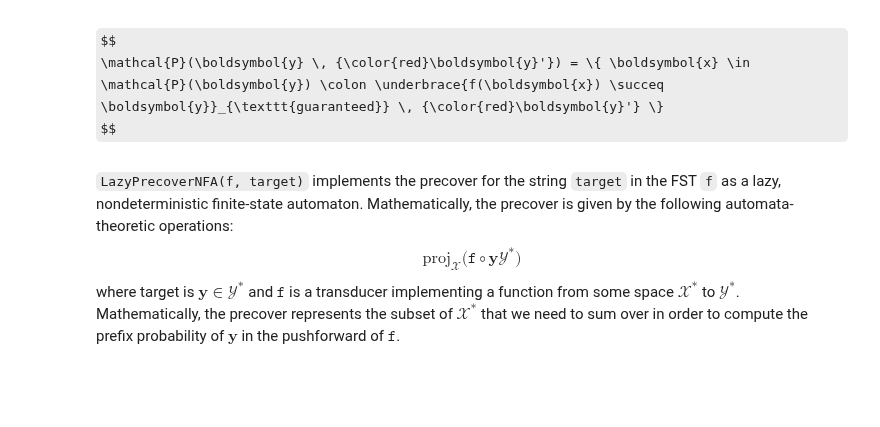
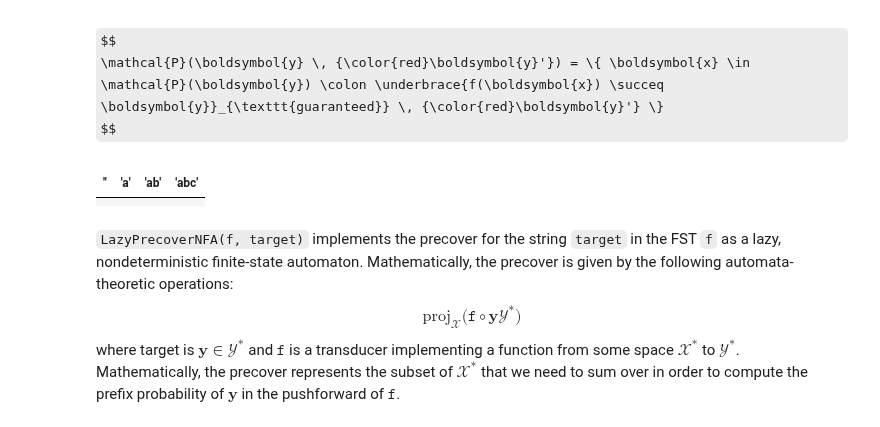
Before and after one commit to timvieira/transduction, a Jupyter notebook: Notes.ipynb, the cells around one changed output. Saved outputs shown, nothing was run; the diff lists cells and outputs as text; code cells hidden in the pictures; some formulas as TeX source; blank space fills up the shorter version.

```diff
--- a/Notes.ipynb
+++ b/Notes.ipynb
@@ -23,6 +23,19 @@ For all functional transducers, $\mathcal{P}(\varepsilon) = \mathcal{X}^*$
 $$
 \mathcal{P}(\boldsymbol{y} \, {\color{red}\boldsymbol{y}'}) = \{ \boldsymbol{x} \in \mathcal{P}(\boldsymbol{y}) \colon \underbrace{f(\boldsymbol{x}) \succeq  \boldsymbol{y}}_{\texttt{guaranteed}} \, {\color{red}\boldsymbol{y}'} \}
 $$
+# %%
+fst = examples.replace([('1', 'a'), ('2', 'b'), ('3', 'c'), ('4', 'd'), ('5', 'e')])
+
+p1 = Precover(fst, '')
+p2 = Precover(fst, 'a')
+p3 = Precover(fst, 'ab')
+p4 = Precover(fst, 'abc')
+assert p1.min >= p2.min >= p3.min >= p4.min
+# %%
+display_table([[p1, p2, p3, p4]], headings=['', 'a', 'ab', 'abc'])
+# %% [output]
+| '' | 'a' | 'ab' | 'abc' |
+|  |  |  |  |
 # %%
 from IPython.display import Latex, Markdown
 display(Latex(LazyPrecoverNFA.__doc__))
```
Also changed, not shown: parts of 12 cells of this notebook, 3 other files.
